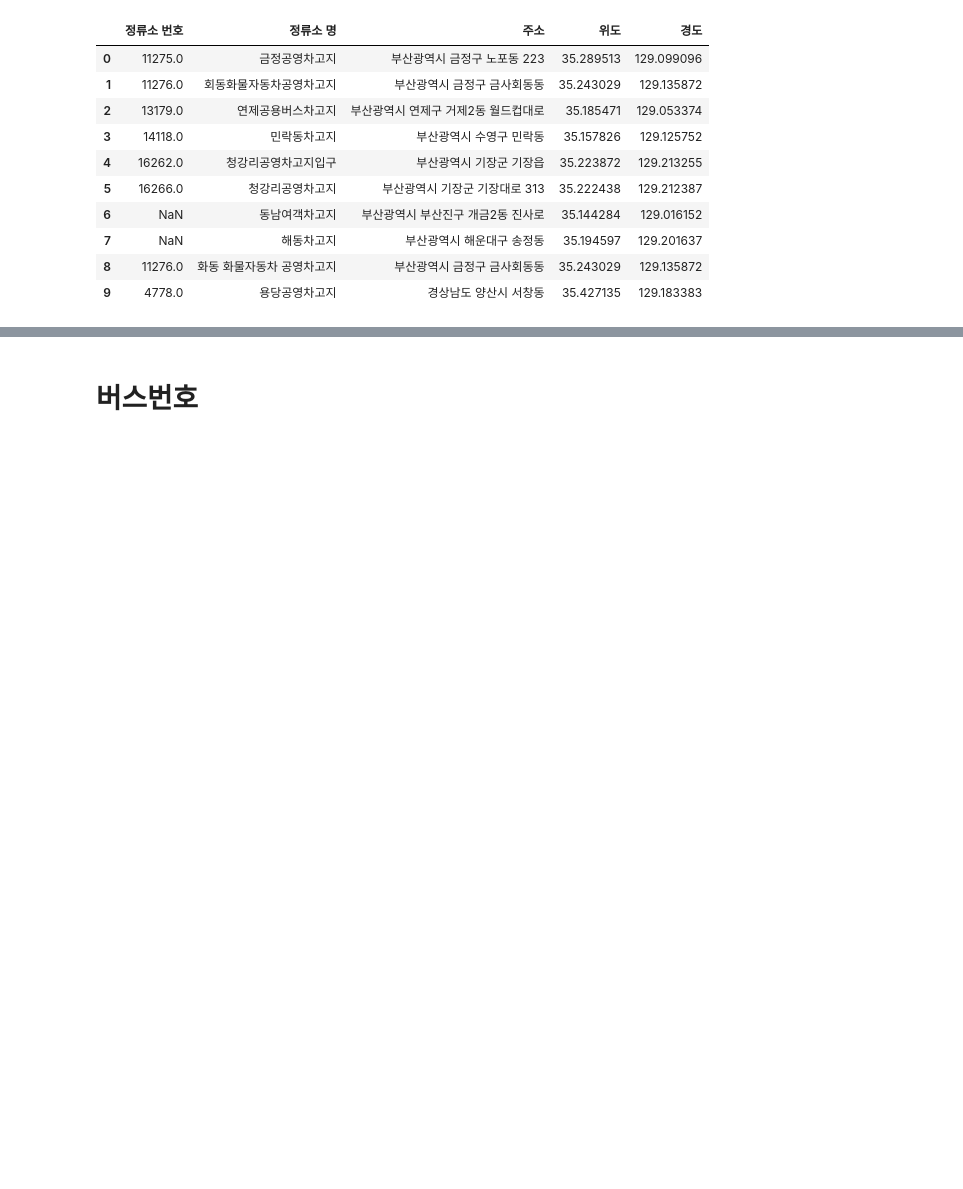
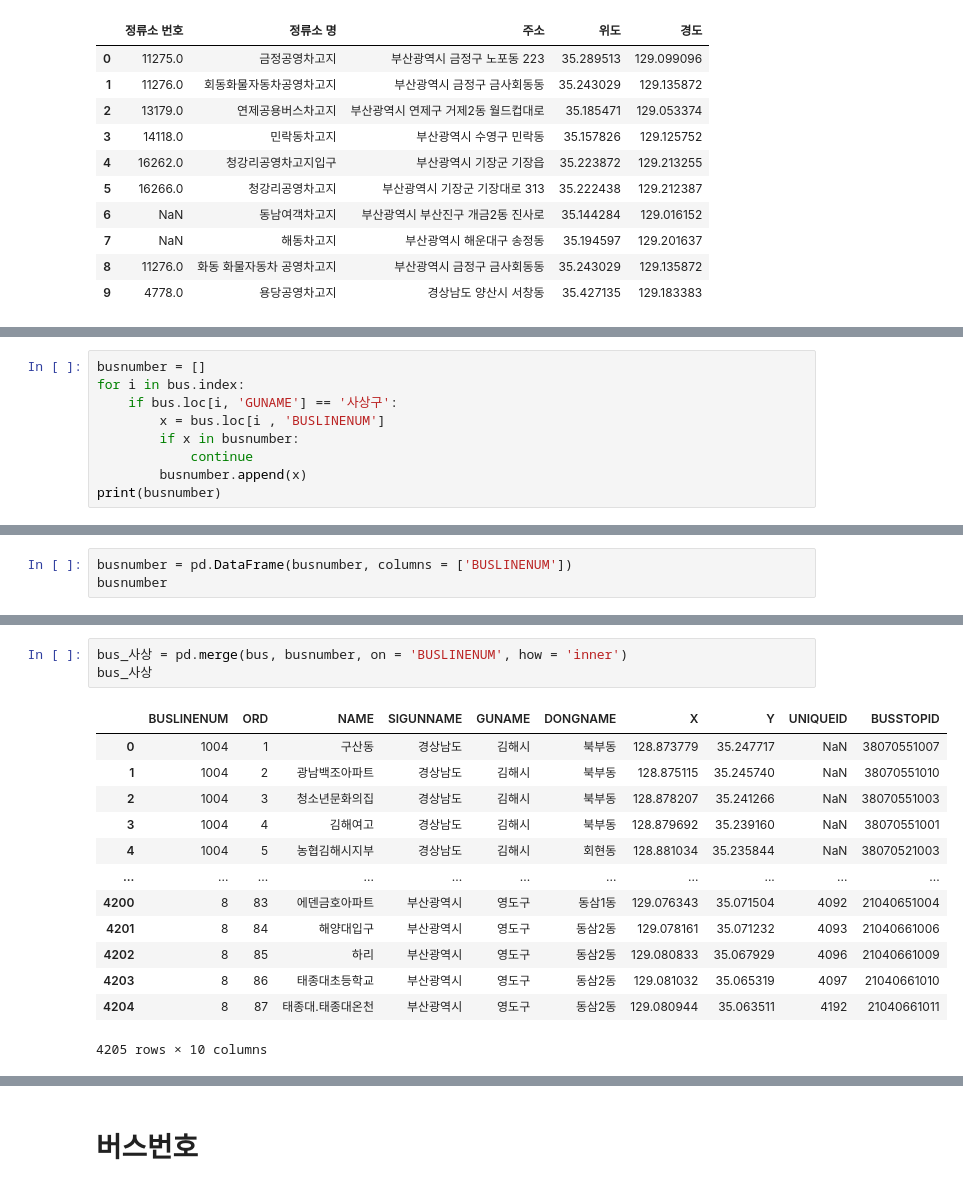
Before and after one commit to WithU-Bus/WithU-Bus, a Jupyter notebook: 버스노선연결.ipynb, the cells around one changed output, grey strips where cells are left out. Saved outputs shown, nothing was run; the diff lists cells and outputs as text; blank space fills up the shorter version.

```diff
--- a/버스노선연결.ipynb
+++ b/버스노선연결.ipynb
@@ -36,0 +37,9 @@ bus
+# %%
+busnumber = []
+for i in bus.index:
+    if bus.loc[i, 'GUNAME'] == '사상구':
+        x = bus.loc[i , 'BUSLINENUM']
+        if x in busnumber:
+            continue
+        busnumber.append(x)
+print(busnumber)
@@ -36,0 +48,3 @@ bus
+# %%
+busnumber = pd.DataFrame(busnumber, columns = ['BUSLINENUM'])
+busnumber
@@ -36,0 +69,17 @@ bus
+# %%
+bus_사상 = pd.merge(bus, busnumber, on = 'BUSLINENUM', how = 'inner')
+bus_사상
+# %% [output]
+|  | BUSLINENUM | ORD | NAME | SIGUNNAME | GUNAME | DONGNAME | X | Y | UNIQUEID | BUSSTOPID |
+| 0 | 1004 | 1 | 구산동 | 경상남도 | 김해시 | 북부동 | 128.873779 | 35.247717 | NaN | 38070551007 |
+| 1 | 1004 | 2 | 광남백조아파트 | 경상남도 | 김해시 | 북부동 | 128.875115 | 35.245740 | NaN | 38070551010 |
+| 2 | 1004 | 3 | 청소년문화의집 | 경상남도 | 김해시 | 북부동 | 128.878207 | 35.241266 | NaN | 38070551003 |
+| 3 | 1004 | 4 | 김해여고 | 경상남도 | 김해시 | 북부동 | 128.879692 | 35.239160 | NaN | 38070551001 |
+| 4 | 1004 | 5 | 농협김해시지부 | 경상남도 | 김해시 | 회현동 | 128.881034 | 35.235844 | NaN | 38070521003 |
+| ... | ... | ... | ... | ... | ... | ... | ... | ... | ... | ... |
+| 4200 | 8 | 83 | 에덴금호아파트 | 부산광역시 | 영도구 | 동삼1동 | 129.076343 | 35.071504 | 4092 | 21040651004 |
+| 4201 | 8 | 84 | 해양대입구 | 부산광역시 | 영도구 | 동삼2동 | 129.078161 | 35.071232 | 4093 | 21040661006 |
+| 4202 | 8 | 85 | 하리 | 부산광역시 | 영도구 | 동삼2동 | 129.080833 | 35.067929 | 4096 | 21040661009 |
+| 4203 | 8 | 86 | 태종대초등학교 | 부산광역시 | 영도구 | 동삼2동 | 129.081032 | 35.065319 | 4097 | 21040661010 |
+| 4204 | 8 | 87 | 태종대.태종대온천 | 부산광역시 | 영도구 | 동삼2동 | 129.080944 | 35.063511 | 4192 | 21040661011 |
+4205 rows × 10 columns
```
Also changed, not shown: parts of 14 cells of this notebook, 7 other files.
